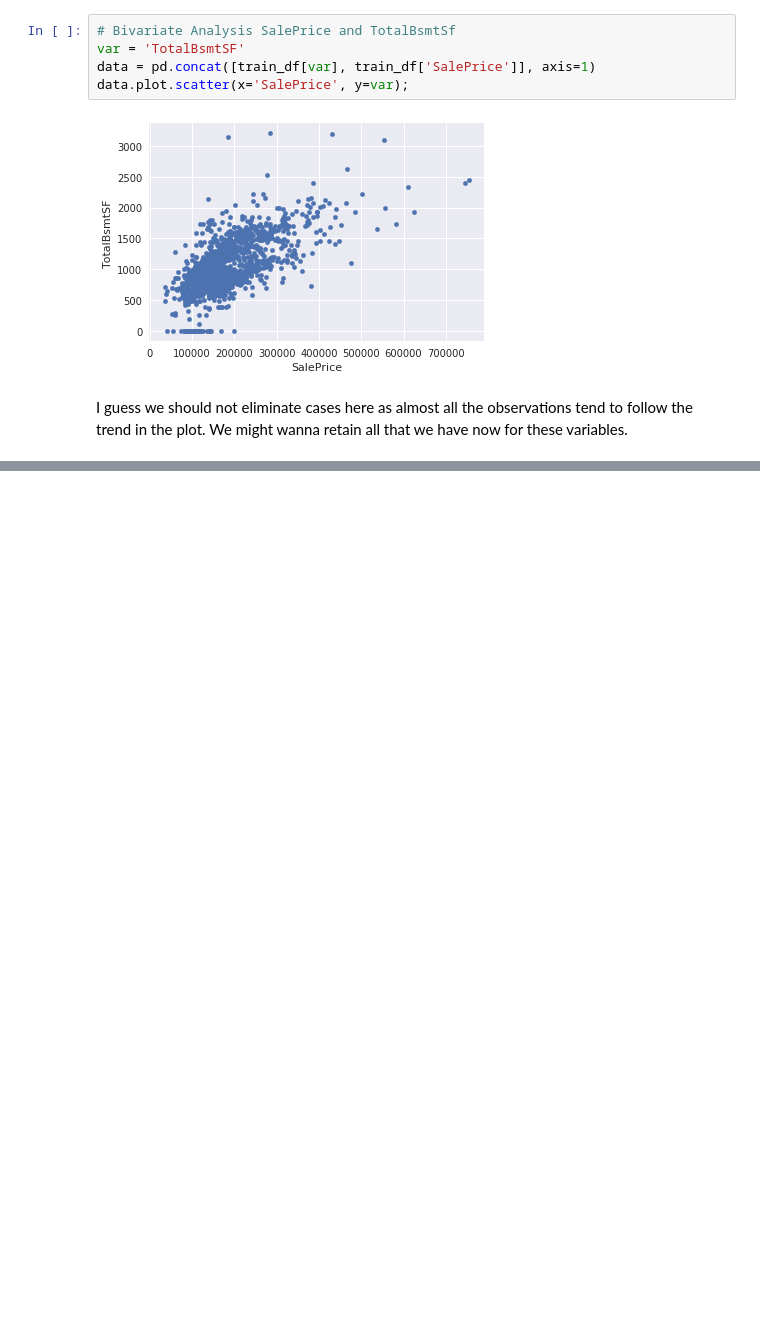
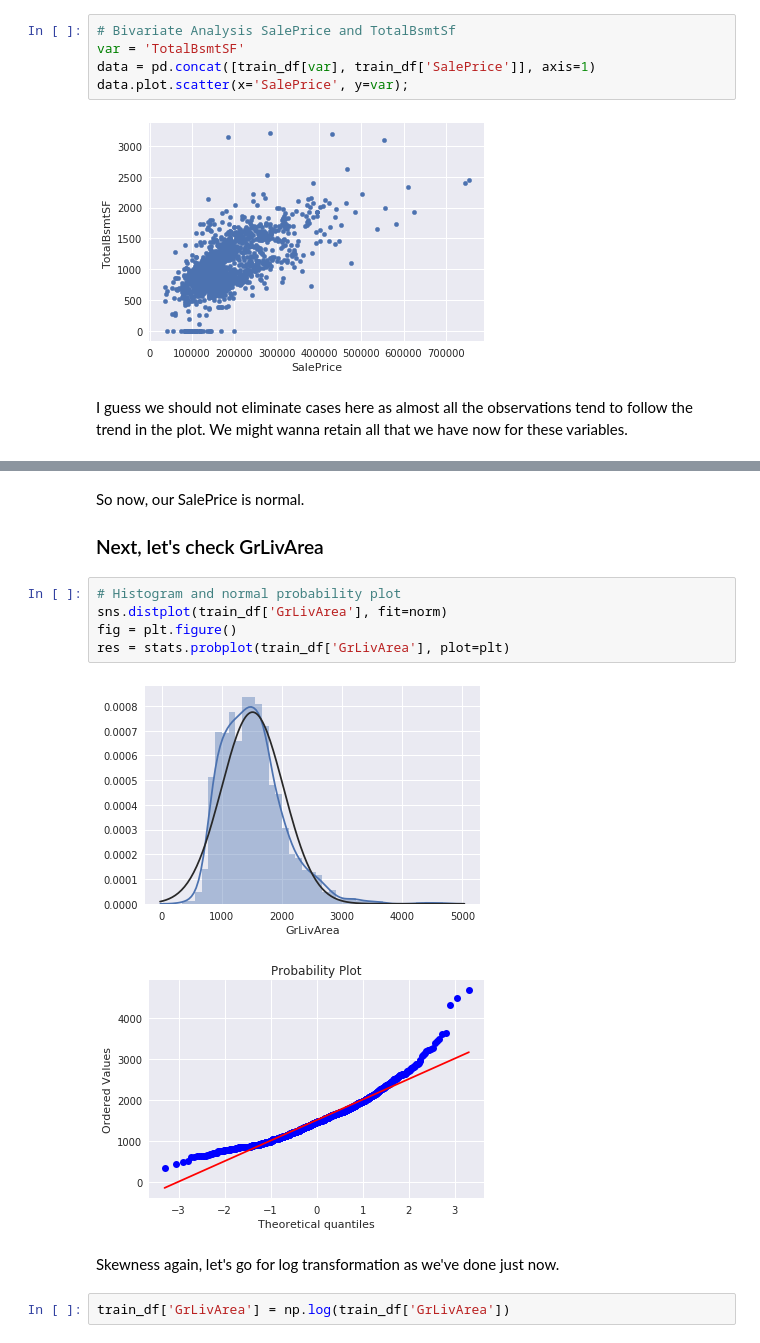
Before and after one commit to PrashantShivajiBhapkar/KaggleNotebooks, a Jupyter notebook: HomePricePrediction.ipynb, the cells around one changed output, grey strips where cells are left out. Cells and saved outputs as stored; diff of their text form; blank space fills up the shorter version.

Commit message:
Done With EDA

```diff
--- a/HomePricePrediction.ipynb
+++ b/HomePricePrediction.ipynb
@@ -313,0 +346,16 @@ I guess we should not eliminate cases here as almost all the observations tend t
+# %% [markdown]
+So now, our SalePrice is normal.
+
+### Next, let's check GrLivArea
+# %%
+# Histogram and normal probability plot
+sns.distplot(train_df['GrLivArea'], fit=norm)
+fig = plt.figure()
+res = stats.probplot(train_df['GrLivArea'], plot=plt)
+# %% [output]
+[figure, added]
+[figure, added]
+# %% [markdown]
+Skewness again, let's go for log transformation as we've done just now.
+# %%
+train_df['GrLivArea'] = np.log(train_df['GrLivArea'])
```
Also changed, not shown: parts of 22 cells of this notebook.
